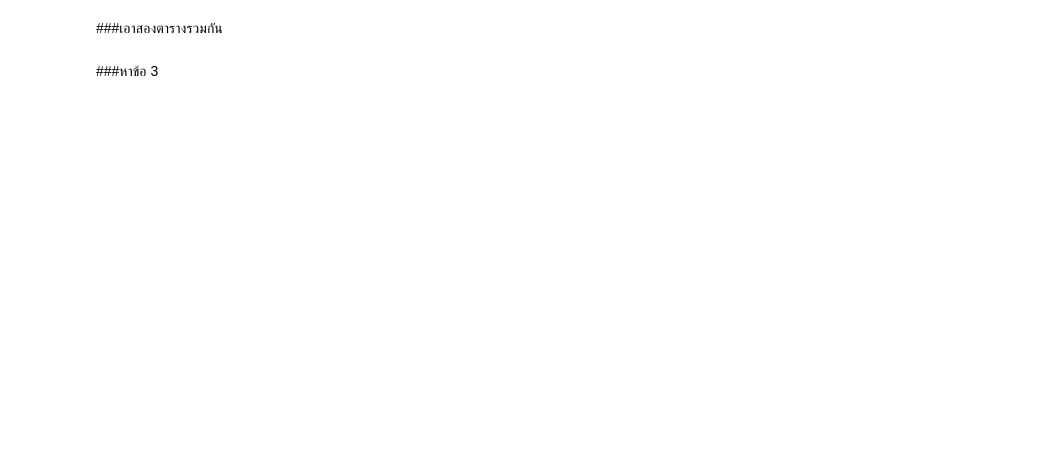
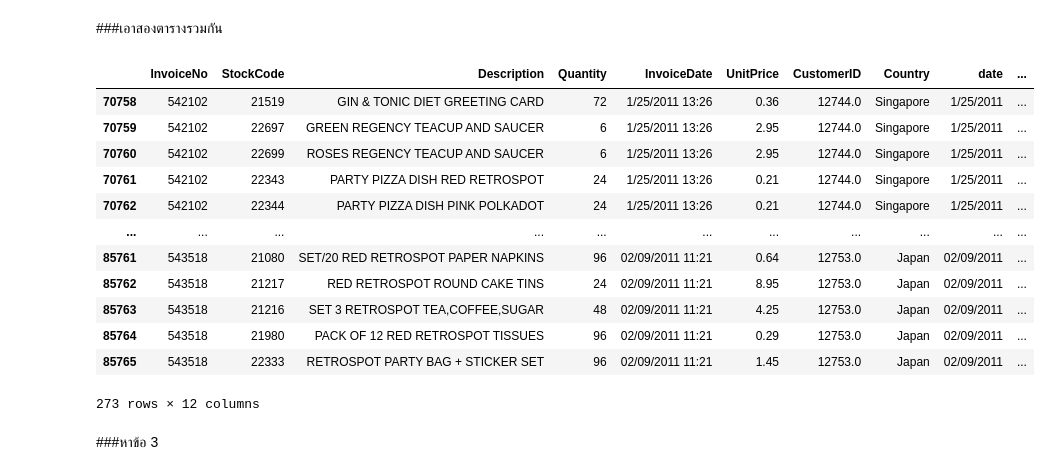
Before and after one commit to Tawanss/BSC_DPDM2023, a Jupyter notebook: Frequent_Patterns_(Association_Rules).ipynb, the cells around one changed output. Drawn from its saved outputs; the diff is of its cells as text; code cells hidden in the pictures; blank space fills up the shorter version.

```diff
--- a/Frequent_Patterns_(Association_Rules).ipynb
+++ b/Frequent_Patterns_(Association_Rules).ipynb
@@ -328,6 +420,22 @@ D2_Asia_data=M2_Asia_data[(M2_Asia_data['day']<=15)]
 ###เอาสองตารางรวมกัน
 # %%
 use_Asia_data=pd.concat([D1_Asia_data,D2_Asia_data])
+# %%
+use_Asia_data
+# %% [output]
+|  | InvoiceNo | StockCode | Description | Quantity | InvoiceDate | UnitPrice | CustomerID | Country | date | ... |
+| 70758 | 542102 | 21519 | GIN & TONIC DIET GREETING CARD | 72 | 1/25/2011 13:26 | 0.36 | 12744.0 | Singapore | 1/25/2011 | ... |
+| 70759 | 542102 | 22697 | GREEN REGENCY TEACUP AND SAUCER | 6 | 1/25/2011 13:26 | 2.95 | 12744.0 | Singapore | 1/25/2011 | ... |
+| 70760 | 542102 | 22699 | ROSES REGENCY TEACUP AND SAUCER | 6 | 1/25/2011 13:26 | 2.95 | 12744.0 | Singapore | 1/25/2011 | ... |
+| 70761 | 542102 | 22343 | PARTY PIZZA DISH RED RETROSPOT | 24 | 1/25/2011 13:26 | 0.21 | 12744.0 | Singapore | 1/25/2011 | ... |
+| 70762 | 542102 | 22344 | PARTY PIZZA DISH PINK POLKADOT | 24 | 1/25/2011 13:26 | 0.21 | 12744.0 | Singapore | 1/25/2011 | ... |
+| ... | ... | ... | ... | ... | ... | ... | ... | ... | ... | ... |
+| 85761 | 543518 | 21080 | SET/20 RED RETROSPOT PAPER NAPKINS | 96 | 02/09/2011 11:21 | 0.64 | 12753.0 | Japan | 02/09/2011 | ... |
+| 85762 | 543518 | 21217 | RED RETROSPOT ROUND CAKE TINS | 24 | 02/09/2011 11:21 | 8.95 | 12753.0 | Japan | 02/09/2011 | ... |
+| 85763 | 543518 | 21216 | SET 3 RETROSPOT TEA,COFFEE,SUGAR | 48 | 02/09/2011 11:21 | 4.25 | 12753.0 | Japan | 02/09/2011 | ... |
+| 85764 | 543518 | 21980 | PACK OF 12 RED RETROSPOT TISSUES | 96 | 02/09/2011 11:21 | 0.29 | 12753.0 | Japan | 02/09/2011 | ... |
+| 85765 | 543518 | 22333 | RETROSPOT PARTY BAG + STICKER SET | 96 | 02/09/2011 11:21 | 1.45 | 12753.0 | Japan | 02/09/2011 | ... |
+273 rows × 12 columns
 # %% [markdown]
 ###หาข้อ 3
 # %%
```
Also changed, not shown: parts of 40 cells of this notebook.
